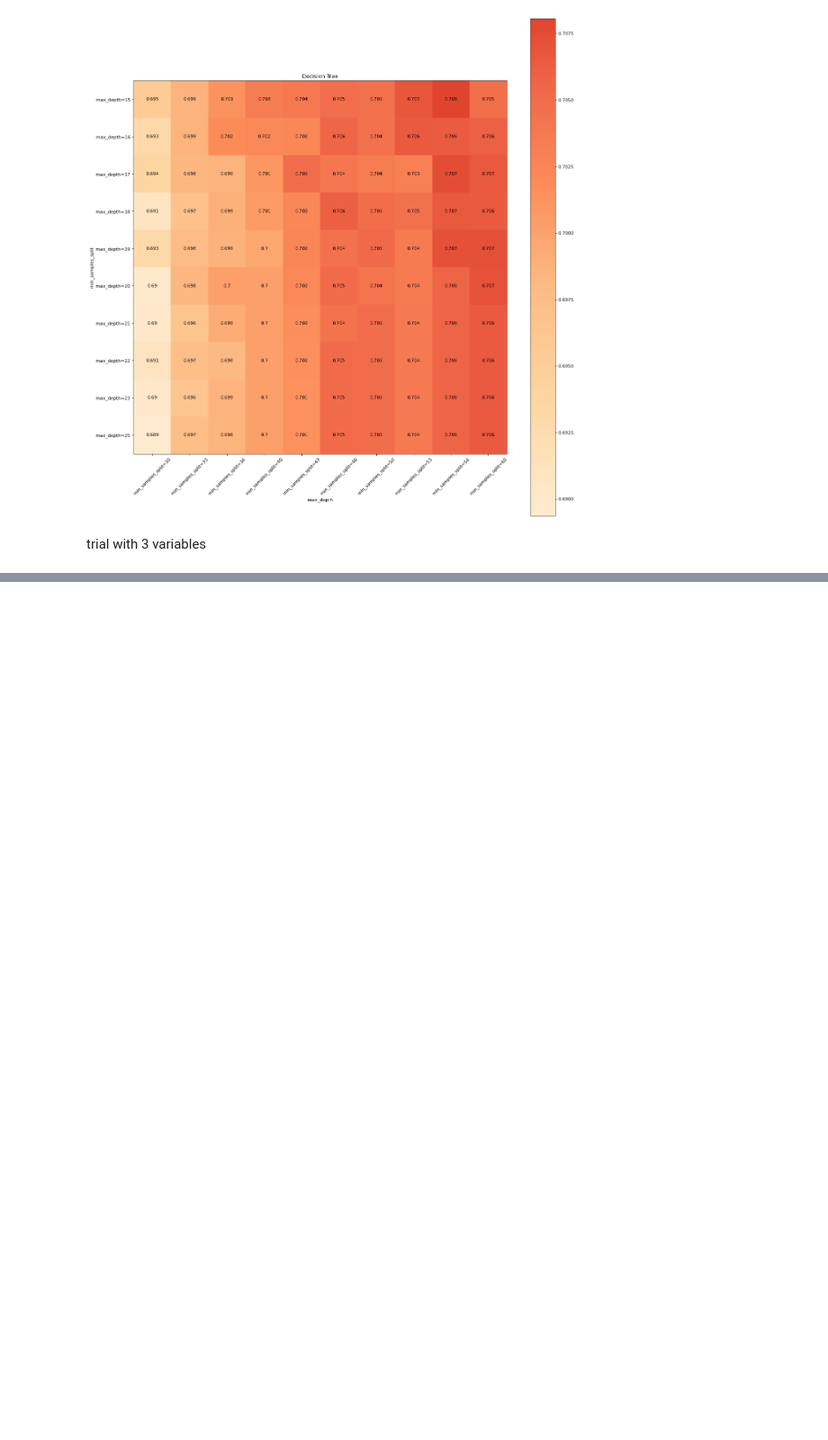
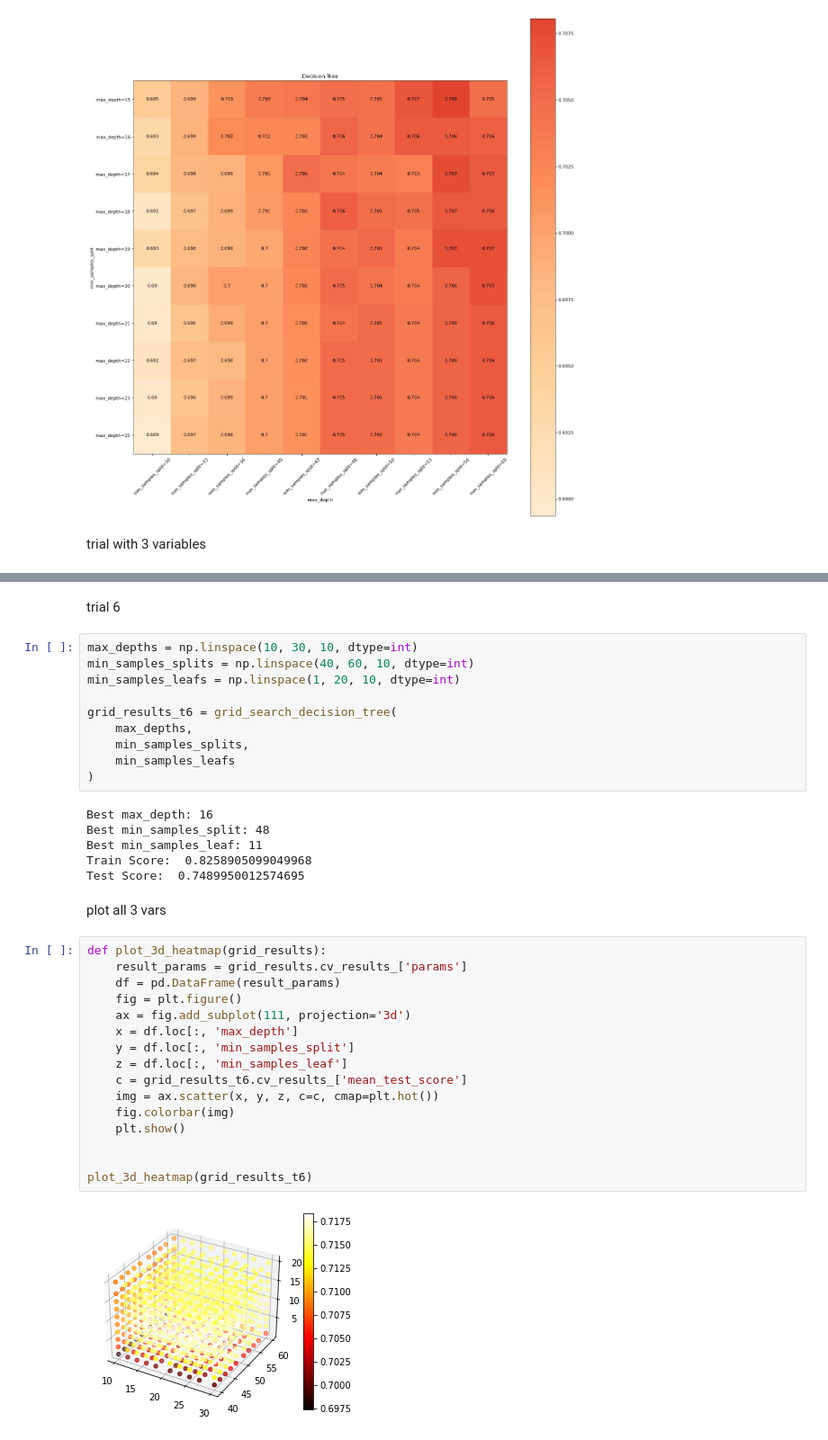
Before and after one commit to jasonmrimer/cse590-machine-learning, a Jupyter notebook: midterm/problem 3 regression.ipynb, the cells around one changed output, grey strips where cells are left out. Shown at 90% size. Cells and saved outputs as stored; diff of their text form; blank space fills up the shorter version.

```diff
--- a/midterm/problem 3 regression.ipynb
+++ b/midterm/problem 3 regression.ipynb
@@ -313,0 +369,38 @@ grid_results_t4 = grid_search_decision_tree(
+# %% [markdown]
+trial 6
+# %%
+max_depths = np.linspace(10, 30, 10, dtype=int)
+min_samples_splits = np.linspace(40, 60, 10, dtype=int)
+min_samples_leafs = np.linspace(1, 20, 10, dtype=int)
+
+grid_results_t6 = grid_search_decision_tree(
+    max_depths,
+    min_samples_splits,
+    min_samples_leafs
+)
+# %% [output]
+Best max_depth: 16
+Best min_samples_split: 48
+Best min_samples_leaf: 11
+Train Score:  0.8258905099049968
+Test Score:  0.7489950012574695
+# %% [markdown]
+plot all 3 vars
+# %%
+def plot_3d_heatmap(grid_results):
+    result_params = grid_results.cv_results_['params']
+    df = pd.DataFrame(result_params)
+    fig = plt.figure()
+    ax = fig.add_subplot(111, projection='3d')
+    x = df.loc[:, 'max_depth']
+    y = df.loc[:, 'min_samples_split']
+    z = df.loc[:, 'min_samples_leaf']
+    c = grid_results_t6.cv_results_['mean_test_score']
+    img = ax.scatter(x, y, z, c=c, cmap=plt.hot())
+    fig.colorbar(img)
+    plt.show()
+
+
+plot_3d_heatmap(grid_results_t6)
+# %% [output]
+[figure, added]
```
Also changed, not shown: parts of 24 cells of this notebook.
